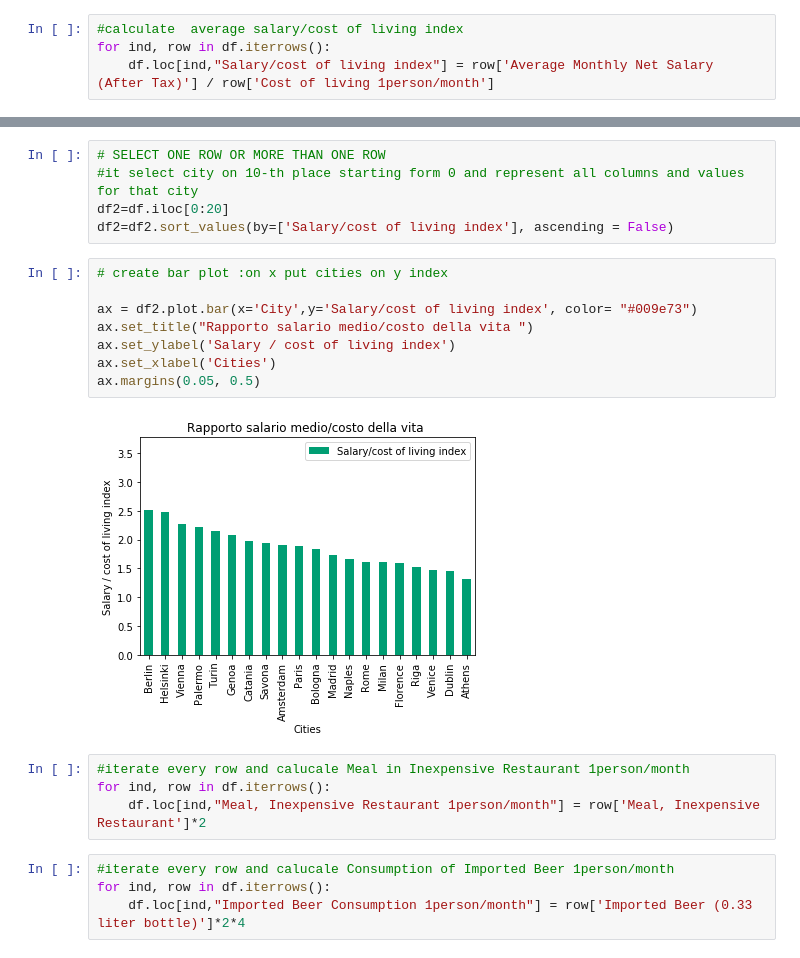
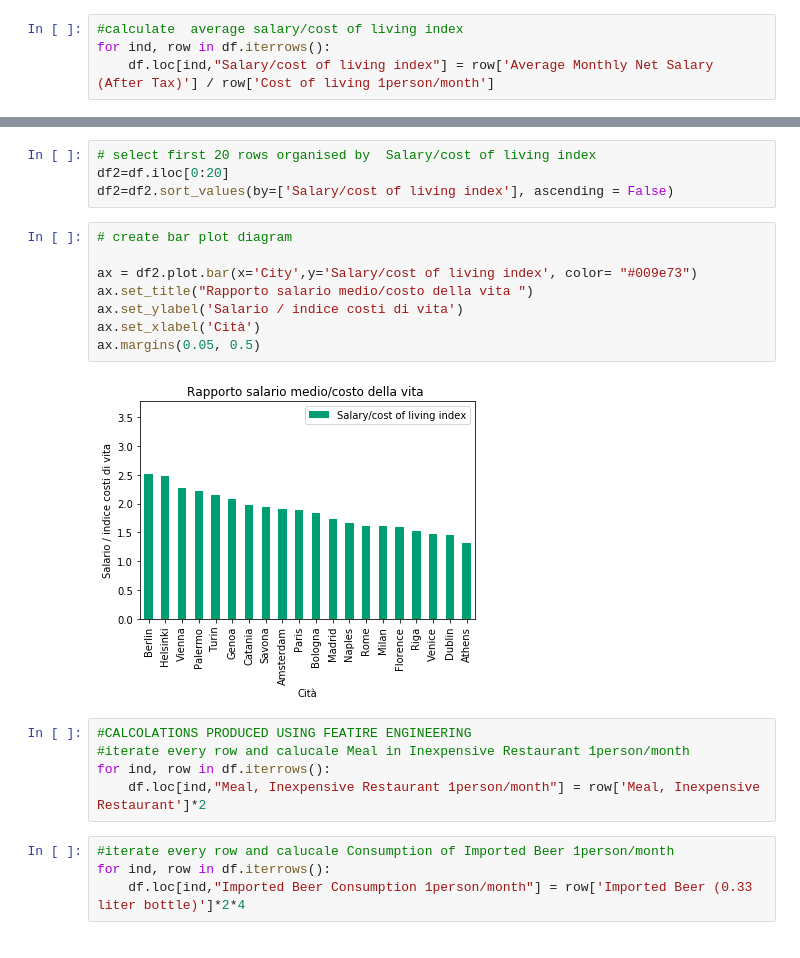
Before and after one commit to AjlaK/PROJECT-WORK, a Jupyter notebook: Europe_Cities_Cost_of_Living_Analysis .ipynb, the cells around one changed output, grey strips where cells are left out. Drawn from its saved outputs; the diff is of its cells as text.

```diff
--- a/Europe_Cities_Cost_of_Living_Analysis .ipynb
+++ b/Europe_Cities_Cost_of_Living_Analysis .ipynb
@@ -71,19 +79,19 @@ df
 # %%
-# SELECT ONE ROW OR MORE THAN ONE ROW
-#it select city on 10-th place starting form 0 and represent all columns and values for that city
+# select first 20 rows organised by  Salary/cost of living index
 df2=df.iloc[0:20]
 df2=df2.sort_values(by=['Salary/cost of living index'], ascending = False)
 # %%
-# create bar plot :on x put cities on y index
+# create bar plot diagram
 
 ax = df2.plot.bar(x='City',y='Salary/cost of living index', color= "#009e73")
 ax.set_title("Rapporto salario medio/costo della vita ")
-ax.set_ylabel('Salary / cost of living index')
-ax.set_xlabel('Cities')
+ax.set_ylabel('Salario / indice costi di vita')
+ax.set_xlabel('Cità')
 ax.margins(0.05, 0.5)
 # %% [output]
-[figure, old version]
+[figure, new version]
 # %%
+#CALCOLATIONS PRODUCED USING FEATIRE ENGINEERING
 #iterate every row and calucale Meal in Inexpensive Restaurant 1person/month
 for ind, row in df.iterrows():
     df.loc[ind,"Meal, Inexpensive Restaurant 1person/month"] = row['Meal, Inexpensive Restaurant']*2
```
Also changed, not shown: parts of 15 cells of this notebook.
